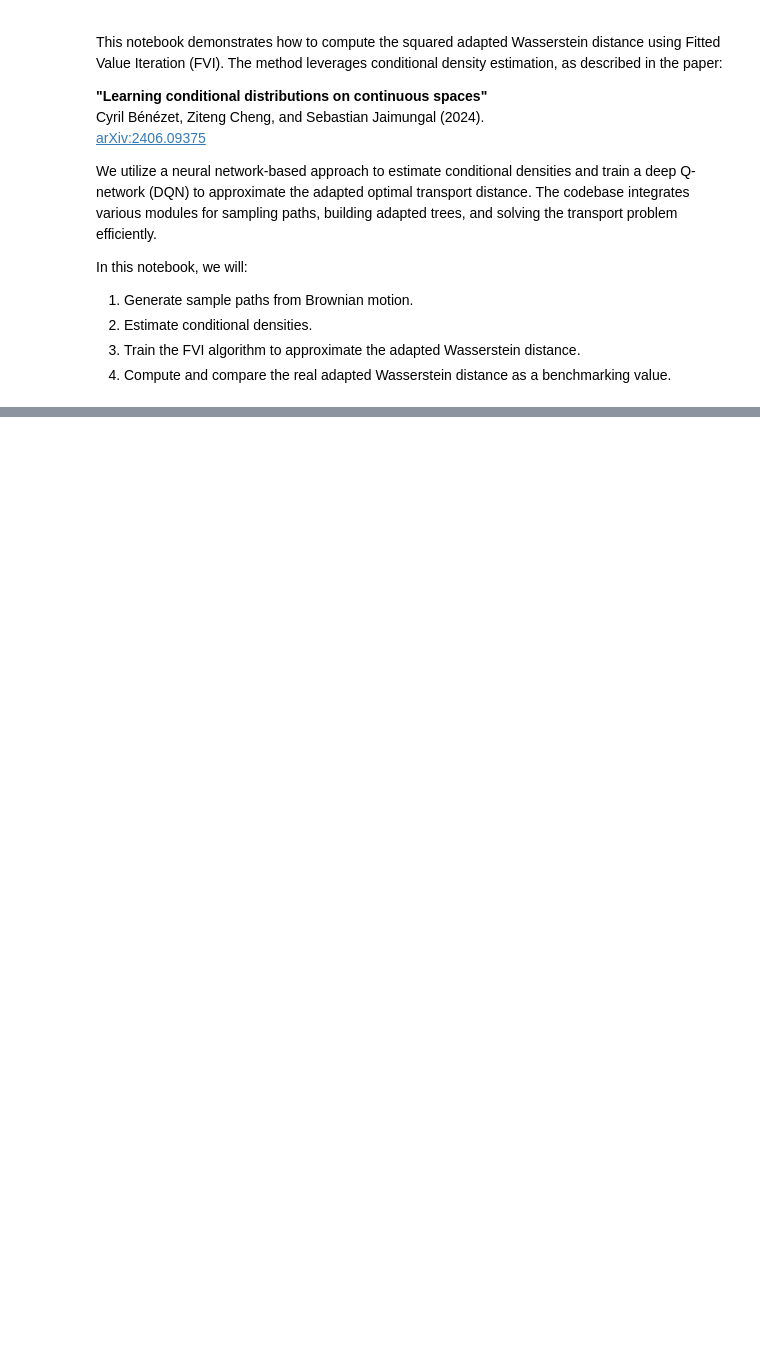
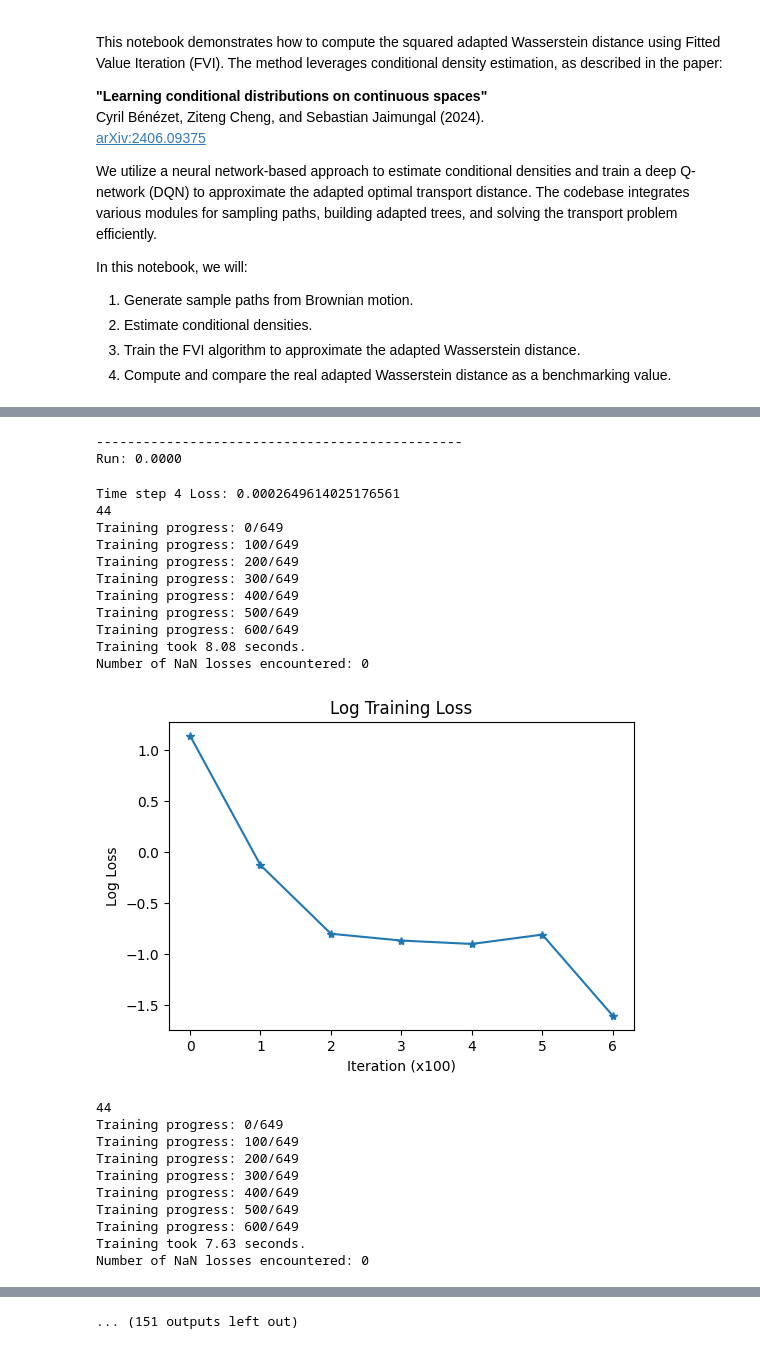
Before and after one commit to rubenbonto/AWD_numerics, a Jupyter notebook: Notebooks/FVI_notebook.ipynb, the cells around one changed output, grey strips where cells are left out. Cells and saved outputs as stored; diff of their text form; code cells hidden in the pictures; blank space fills up the shorter version.

```diff
--- a/Notebooks/FVI_notebook.ipynb
+++ b/Notebooks/FVI_notebook.ipynb
@@ -47,11 +47,11 @@ from Comp_AWD2_Gaussian import build_mean_and_cov, adapted_wasserstein_squared
 # %%
 # Generate Brownian motion paths
 n_data = 2000
-time_steps = 3  # For example, t=0, t=1, t=2, t=3
+time_steps = 5  # For example, t=0, t=1, t=2, t=3
 
-scale_x = 1**2
-scale_y = 0.5**2
-x_paths = generate_brownian_motion(num_paths=n_data, time_steps=time_steps, scale=scale_x)
-y_paths = generate_brownian_motion(num_paths=n_data, time_steps=time_steps, scale=scale_y)
+scale_x = 1
+scale_y = 0.5
+x_init = 1
+y_init = 2
 # %%
 # Define parameters
@@ -75,4 +74,0 @@ Adapted Wasserstein Distance: 0.8660
-# %%
-final_value, val_hist, loss_hist =train_dqn_instance(x_dim = 1, y_dim = 1, time_horizon = time_steps-1, samplepath_x = x_paths, samplepath_y = y_paths,
-                                                    n_opt = 200, in_sample_size = 50,
-                                                    device = device, discount=1, mem_size=3000, trunc_flag=True)
@@ -149,0 +75,61 @@ Square Root of Adapted Wasserstein Distance: 2.4506
+# %%
+# Number of runs
+num_runs = 10
+
+# Store results
+final_values = []
+val_histories = []
+loss_histories = []
+
+# Run the function multiple times
+for i in range(num_runs):
+    print("-----------------------------------------------")
+    print(f"Run: {i:.4f}")
+    x_paths = generate_brownian_motion(num_paths=n_data,x_init=x_init, time_steps=time_steps, scale=scale_x)
+    y_paths = generate_brownian_motion(num_paths=n_data,x_init=y_init, time_steps=time_steps, scale=scale_y)
+    final_value, val_hist, loss_hist = train_dqn_instance(
+        x_dim=1, y_dim=1, time_horizon=time_steps-1,
+        samplepath_x=x_paths, samplepath_y=y_paths,
+        n_opt=50, in_sample_size=10,
+        device=device, discount=1, mem_size=3000, trunc_flag=True, n_iter = 650
+    )
+
+    final_values.append(final_value)
+    val_histories.append(val_hist)
+    loss_histories.append(loss_hist)
+
+# Compute statistics
+final_values = np.array(final_values)
+mean_final_value = np.mean(final_values)
+std_final_value = np.std(final_values)
+
+
+# Print results
+print(f"Average Final Value: {mean_final_value:.4f}")
+print(f"Standard Deviation: {std_final_value:.4f}")
+print(f"Comparison with distance_squared: {distance_squared:.4f}")
+# %% [output]
+-----------------------------------------------
+Run: 0.0000
+Time step 4 Loss: 0.0002649614025176561
+44
+Training progress: 0/649
+Training progress: 100/649
+Training progress: 200/649
+Training progress: 300/649
+Training progress: 400/649
+Training progress: 500/649
+Training progress: 600/649
+Training took 8.08 seconds.
+Number of NaN losses encountered: 0
+[figure, added]
+44
+Training progress: 0/649
+Training progress: 100/649
+Training progress: 200/649
+Training progress: 300/649
+Training progress: 400/649
+Training progress: 500/649
+Training progress: 600/649
+Training took 7.63 seconds.
+Number of NaN losses encountered: 0
@@ -149,0 +182 @@ Square Root of Adapted Wasserstein Distance: 2.4506
+... (151 outputs left out)
```
Also changed, not shown: parts of 7 cells of this notebook, 35 other files.
